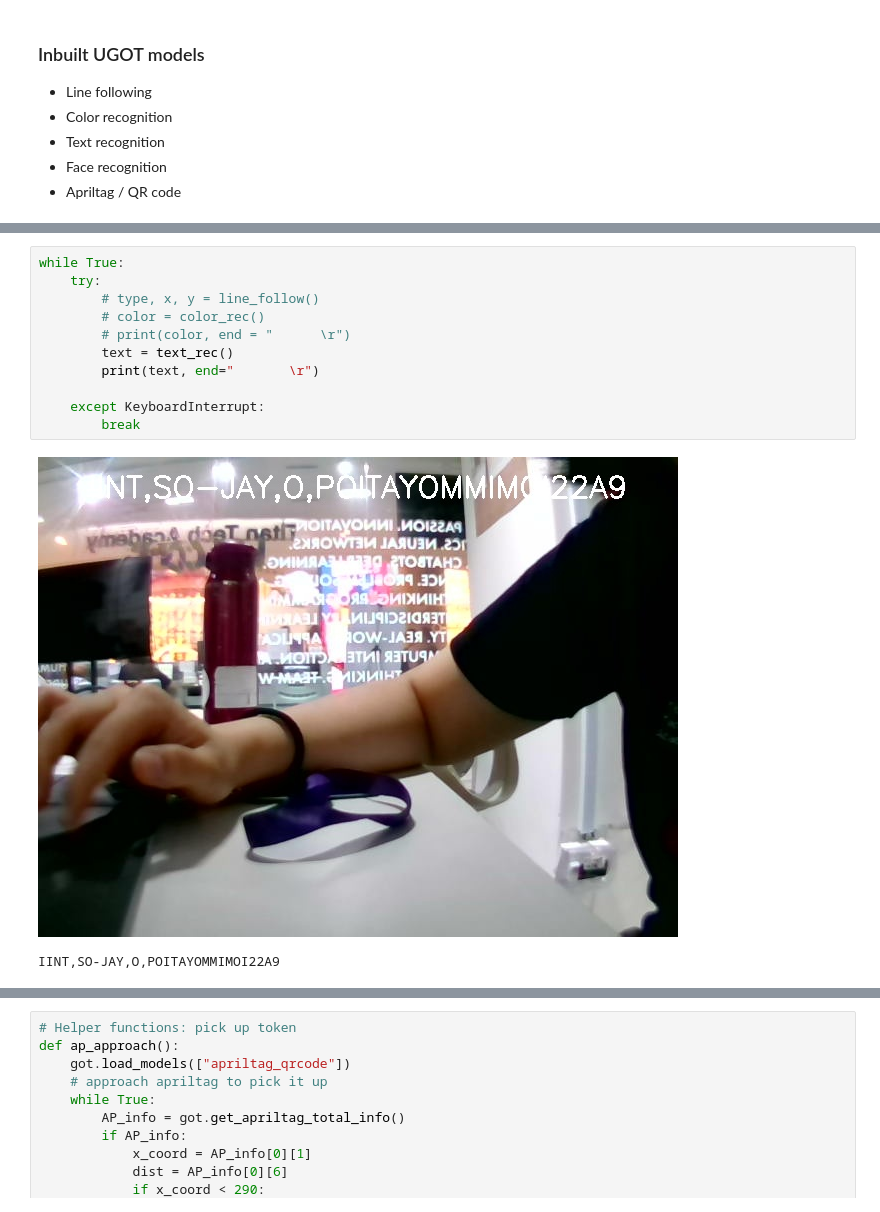
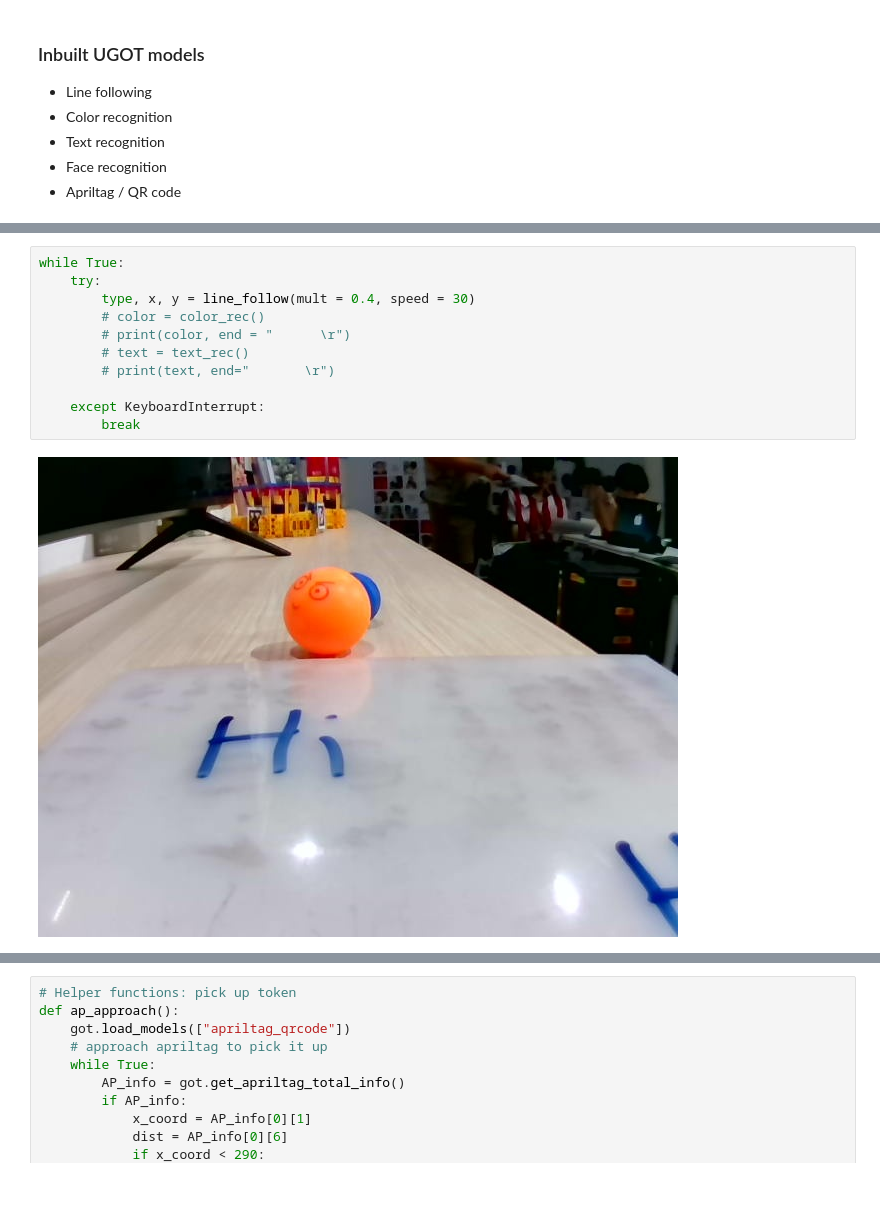
Before and after one commit to MichOng00/TTA-Projects, a Jupyter notebook: IMDA/SIT/2_updated_NYTC_2026_eng_combined_rec.ipynb, the cells around one changed output, grey strips where cells are left out. Saved outputs shown, nothing was run; the diff lists cells and outputs as text.

```diff
--- a/IMDA/SIT/2_updated_NYTC_2026_eng_combined_rec.ipynb
+++ b/IMDA/SIT/2_updated_NYTC_2026_eng_combined_rec.ipynb
@@ -88,17 +89,16 @@ def text_rec():
 # %%
 while True:
     try:
-        # type, x, y = line_follow()
+        type, x, y = line_follow(mult = 0.4, speed = 30)
         # color = color_rec()
         # print(color, end = "      \r")
-        text = text_rec()
-        print(text, end="       \r")
+        # text = text_rec()
+        # print(text, end="       \r")
 
     except KeyboardInterrupt:
         break
 # %% [output]
-[figure, old version]
+[figure, new version]
-IINT,SO-JAY,O,POITAYOMMIMOI22A9
 # %%
 print(got.face_recognition_get_all_names())
 
```
Also changed, not shown: parts of 3 cells of this notebook, 16 other files.
